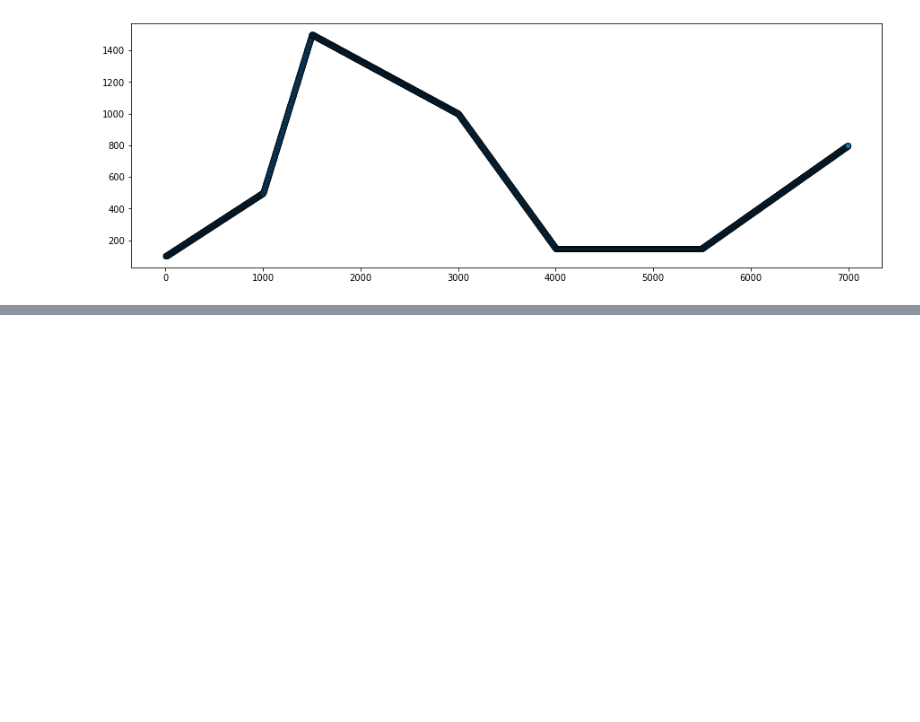
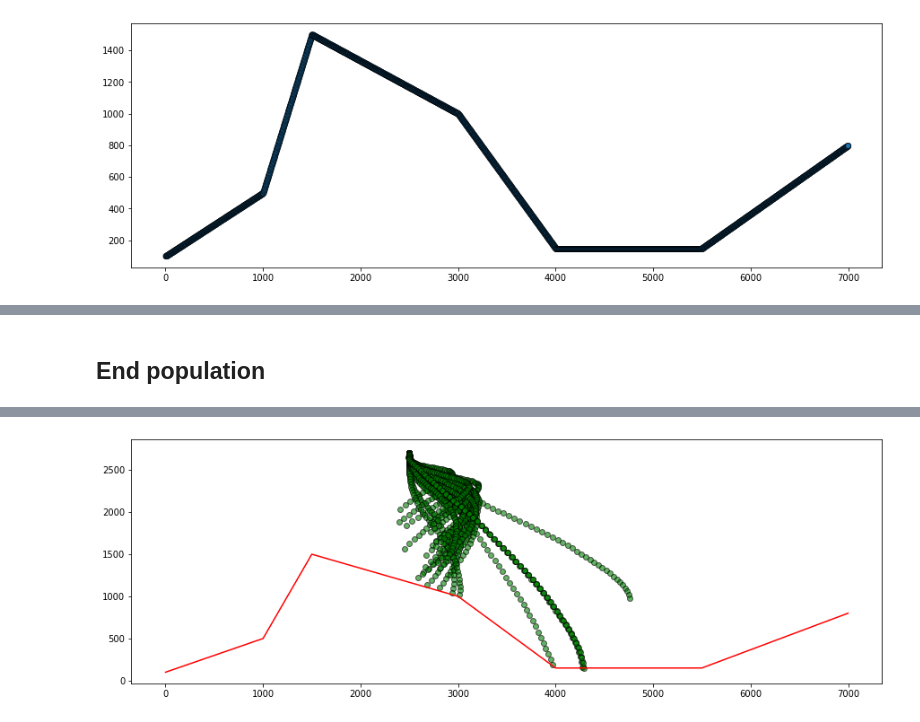
Before and after one commit to TheFebrin/UNIVERSITY, a Jupyter notebook: AI 4 Games/Assignment 2/mars_lander.ipynb, the cells around one changed output, grey strips where cells are left out. Cells and saved outputs as stored; diff of their text form; code cells hidden in the pictures; blank space fills up the shorter version.

```diff
--- a/AI 4 Games/Assignment 2/mars_lander.ipynb
+++ b/AI 4 Games/Assignment 2/mars_lander.ipynb
@@ -258,0 +446,20 @@ plt.scatter(point_surface.keys(), point_surface.values(), alpha=0.3, edgecolors=
+# %% [markdown]
+## End population
+# %%
+%%time
+
+plt.figure(figsize=(15, 5))
+plt.plot(SURFACE[:, 0], SURFACE[:, 1], c='red')
+
+for genotype in tqdm(model.population, leave=True, position=0):
+    tmp = simmulate(
+        genotype=genotype,
+        x=x_start, y=y_start,
+        h_speed=h_speed_start, v_speed=v_speed_start,
+        fuel=fuel_start, angle=angle_start, power=power_start,
+        point_surface=point_surface,
+        l=l_start, r=r_start, h=h_start
+    )[1]
+    for x, y in tmp:
+        plt.scatter(x, y, edgecolors='black', color='green', alpha=0.6)
+# %% [output]
@@ -258,0 +467 @@ plt.scatter(point_surface.keys(), point_surface.values(), alpha=0.3, edgecolors=
+[figure, added]
```
Also changed, not shown: parts of 34 cells of this notebook.
